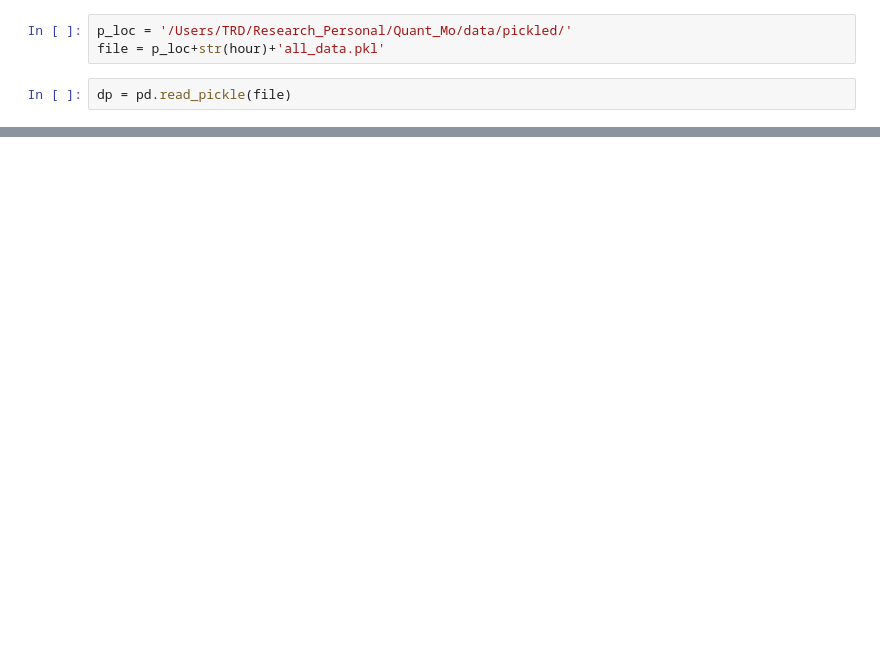
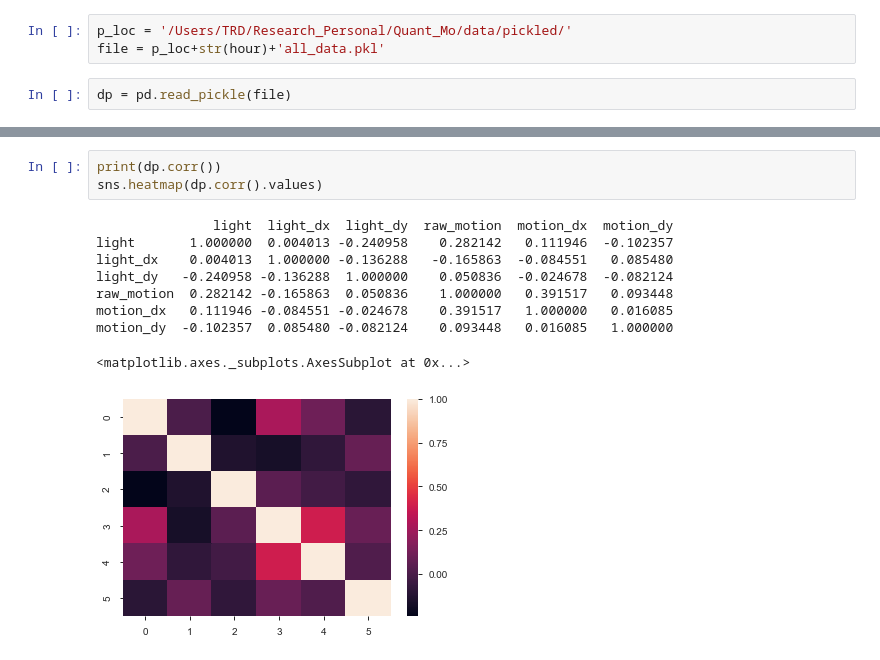
Before and after one commit to trdougherty/Quant_Mo, a Jupyter notebook: pandas_pickle.ipynb, the cells around one changed output, grey strips where cells are left out. Saved outputs shown, nothing was run; the diff lists cells and outputs as text; blank space fills up the shorter version.

```diff
--- a/pandas_pickle.ipynb
+++ b/pandas_pickle.ipynb
@@ -23,0 +40,13 @@ LinAlgError: singular matrix
+# %%
+print(dp.corr())
+sns.heatmap(dp.corr().values)
+# %% [output]
+               light  light_dx  light_dy  raw_motion  motion_dx  motion_dy
+light       1.000000  0.004013 -0.240958    0.282142   0.111946  -0.102357
+light_dx    0.004013  1.000000 -0.136288   -0.165863  -0.084551   0.085480
+light_dy   -0.240958 -0.136288  1.000000    0.050836  -0.024678  -0.082124
+raw_motion  0.282142 -0.165863  0.050836    1.000000   0.391517   0.093448
+motion_dx   0.111946 -0.084551 -0.024678    0.391517   1.000000   0.016085
+motion_dy  -0.102357  0.085480 -0.082124    0.093448   0.016085   1.000000
+<matplotlib.axes._subplots.AxesSubplot at 0x...>
+[figure, added]
```
Also changed, not shown: parts of 9 cells of this notebook, 17 other files.
